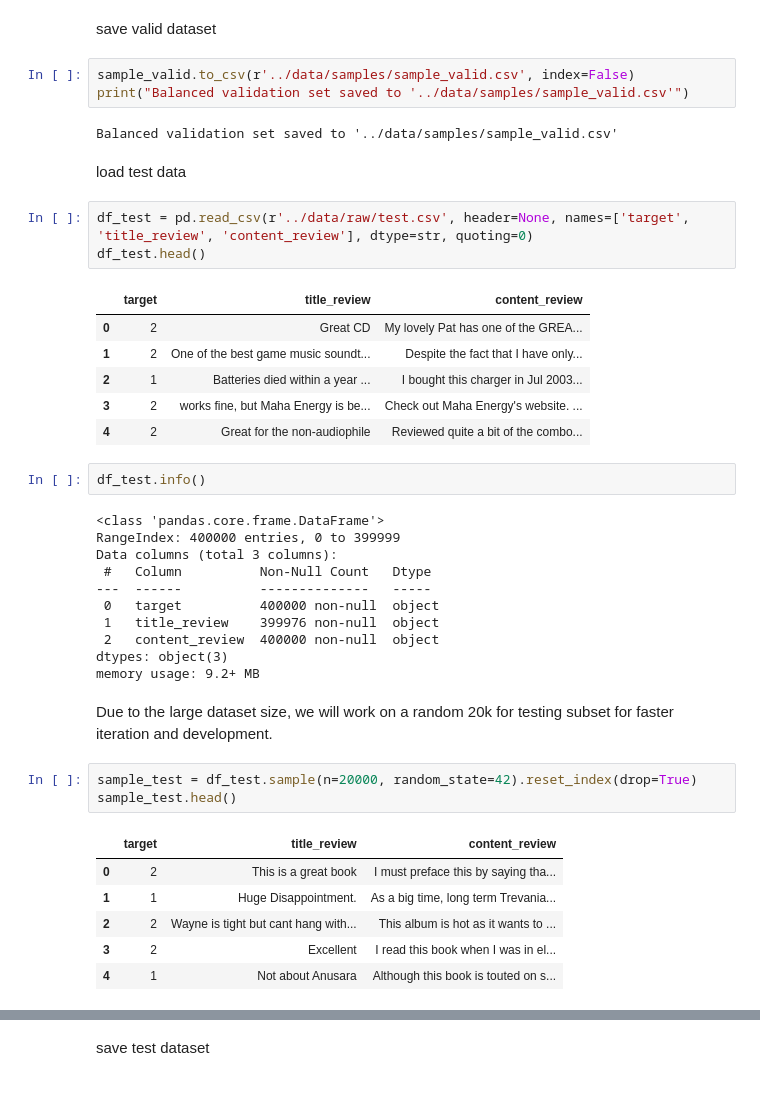
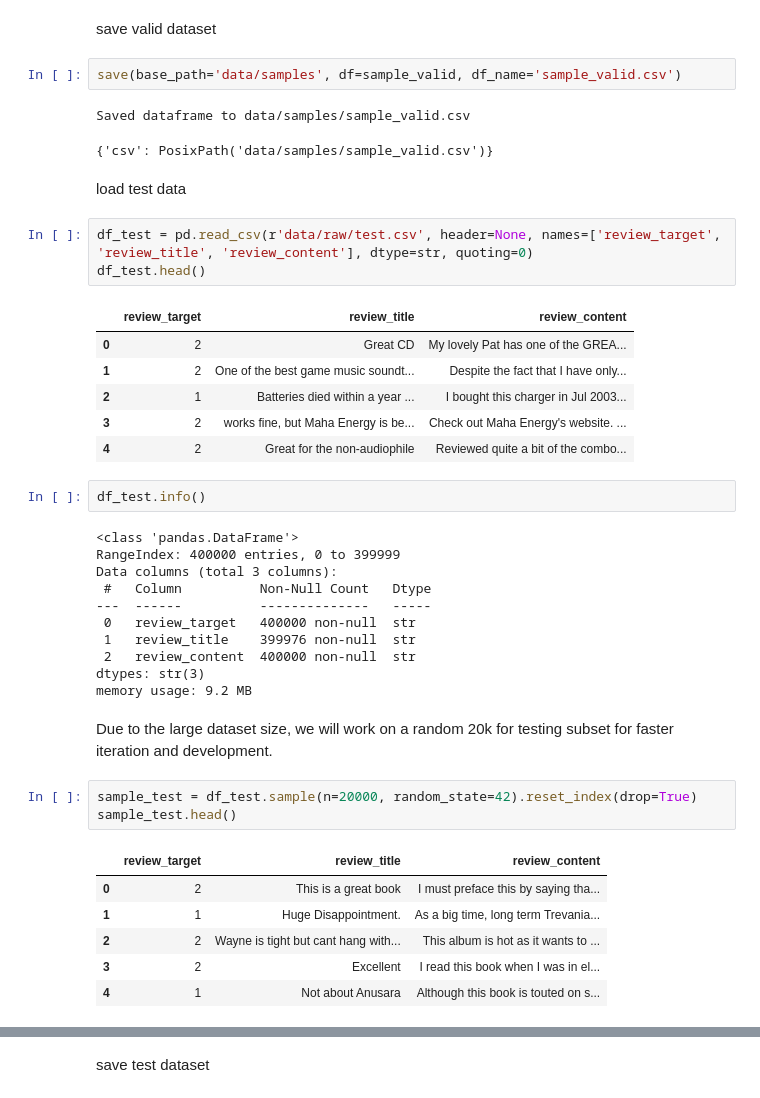
Before and after one commit to elsayedelmandoh/sentiment-sleuth, a Jupyter notebook: notebooks/01_data_acquisition.ipynb, the cells around one changed output, grey strips where cells are left out. Drawn from its saved outputs; the diff is of its cells as text.

```diff
--- a/notebooks/01_data_acquisition.ipynb
+++ b/notebooks/01_data_acquisition.ipynb
@@ -120,17 +132,17 @@ memory usage: 625.0+ KB
 # %% [markdown]
 save valid dataset
-# %%
-sample_valid.to_csv(r'../data/samples/sample_valid.csv', index=False)
-print("Balanced validation set saved to '../data/samples/sample_valid.csv'")
-# %% [output]
-Balanced validation set saved to '../data/samples/sample_valid.csv'
+# %%
+save(base_path='data/samples', df=sample_valid, df_name='sample_valid.csv')
+# %% [output]
+Saved dataframe to data/samples/sample_valid.csv
+{'csv': PosixPath('data/samples/sample_valid.csv')}
 # %% [markdown]
 load test data
 # %%
-df_test = pd.read_csv(r'../data/raw/test.csv', header=None, names=['target', 'title_review', 'content_review'], dtype=str, quoting=0)
+df_test = pd.read_csv(r'data/raw/test.csv', header=None, names=['review_target', 'review_title', 'review_content'], dtype=str, quoting=0)
 df_test.head()
 # %% [output]
-|  | target | title_review | content_review |
+|  | review_target | review_title | review_content |
 | 0 | 2 | Great CD | My lovely Pat has one of the GREA... |
 | 1 | 2 | One of the best game music soundt... | Despite the fact that I have only... |
 | 2 | 1 | Batteries died within a year ... | I bought this charger in Jul 2003... |
@@ -139,23 +151,23 @@ df_test.head()
 # %%
 df_test.info()
 # %% [output]
-<class 'pandas.core.frame.DataFrame'>
+<class 'pandas.DataFrame'>
 RangeIndex: 400000 entries, 0 to 399999
 Data columns (total 3 columns):
  #   Column          Non-Null Count   Dtype
 ---  ------          --------------   -----
- 0   target          400000 non-null  object
- 1   title_review    399976 non-null  object
- 2   content_review  400000 non-null  object
-dtypes: object(3)
-memory usage: 9.2+ MB
+ 0   review_target   400000 non-null  str
+ 1   review_title    399976 non-null  str
+ 2   review_content  400000 non-null  str
+dtypes: str(3)
+memory usage: 9.2 MB
 # %% [markdown]
 Due to the large dataset size, we will work on a random 20k for testing subset for faster iteration and development.
 # %%
 sample_test = df_test.sample(n=20000, random_state=42).reset_index(drop=True)
 sample_test.head()
 # %% [output]
-|  | target | title_review | content_review |
+|  | review_target | review_title | review_content |
 | 0 | 2 | This is a great book | I must preface this by saying tha... |
 | 1 | 1 | Huge Disappointment. | As a big time, long term Trevania... |
 | 2 | 2 | Wayne is tight but cant hang with... | This album is hot as it wants to ... |
```
Also changed, not shown: parts of 16 cells of this notebook, 5 other files.
